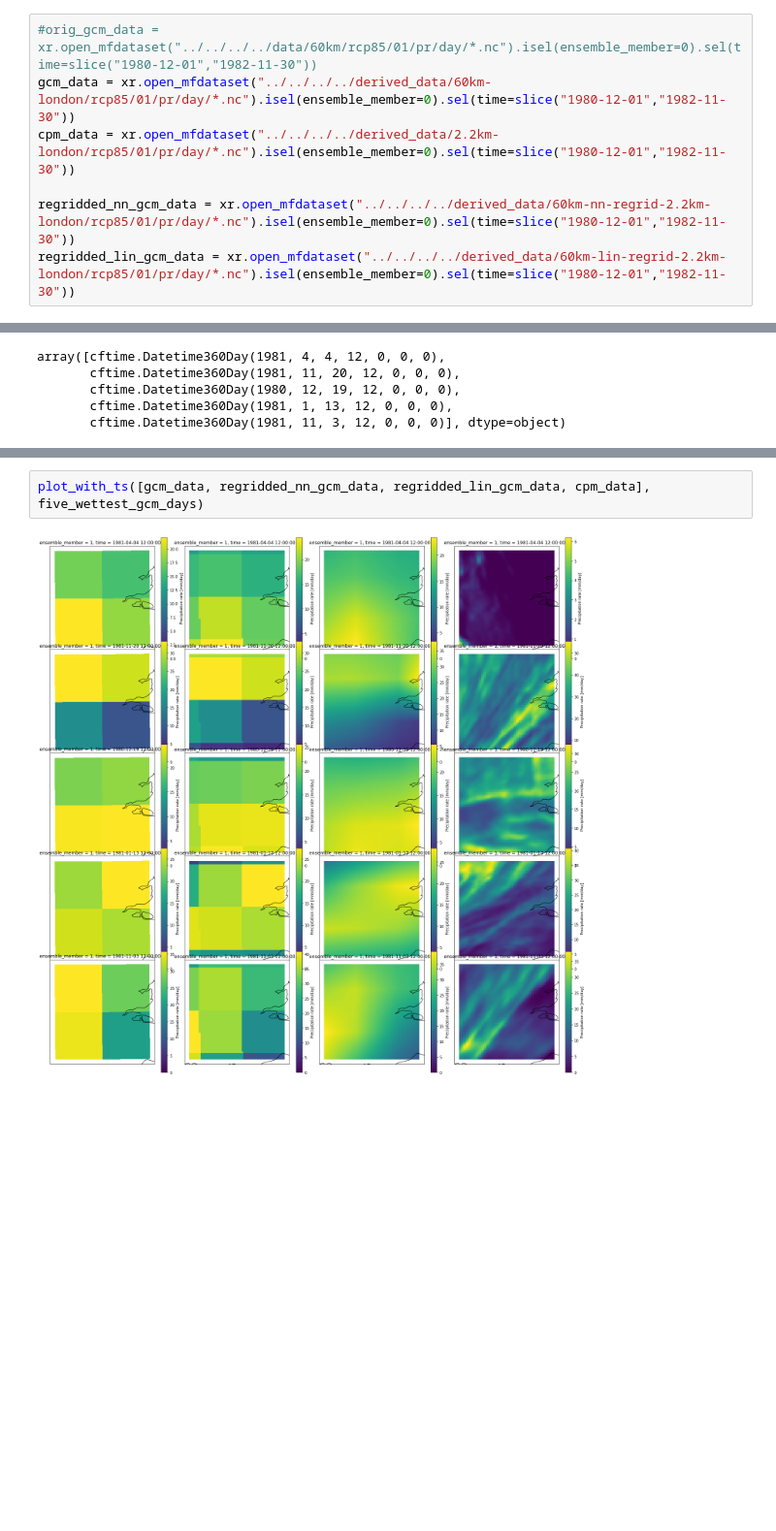
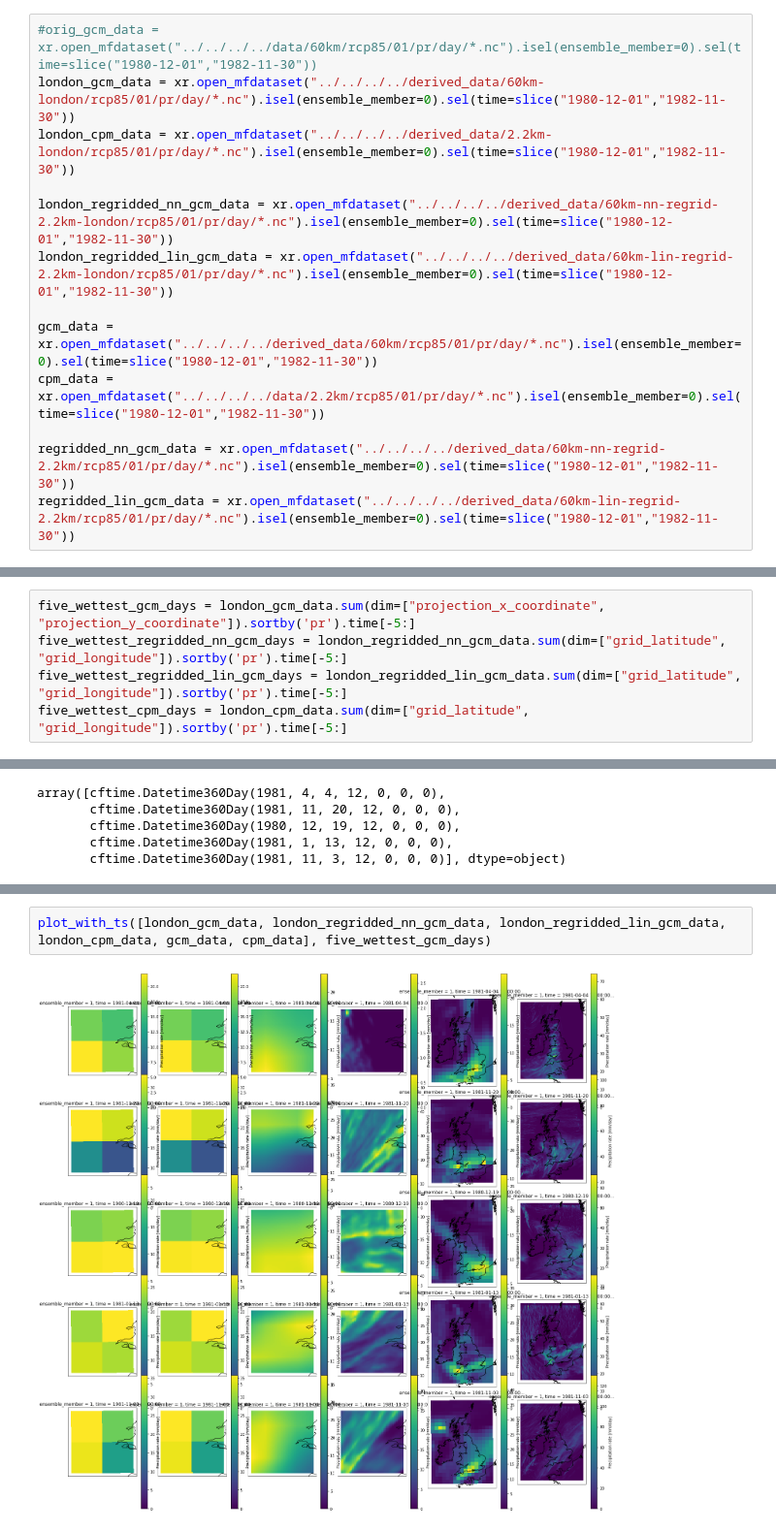
Before and after one commit to henryaddison/ml-downscaling-emulation, a Jupyter notebook: notebooks/exploration/london data.ipynb, the cells around one changed output, grey strips where cells are left out. Shown at 97% size. Saved outputs shown, nothing was run; the diff lists cells and outputs as text; blank space fills up the shorter version.

```diff
--- a/notebooks/exploration/london data.ipynb
+++ b/notebooks/exploration/london data.ipynb
@@ -40,8 +40,14 @@ def plot_with_ts(slices, timestamps, variable='pr'):
 ## Load the different datasets
 # %%
 #orig_gcm_data = xr.open_mfdataset("../../../../data/60km/rcp85/01/pr/day/*.nc").isel(ensemble_member=0).sel(time=slice("1980-12-01","1982-11-30"))
-gcm_data = xr.open_mfdataset("../../../../derived_data/60km-london/rcp85/01/pr/day/*.nc").isel(ensemble_member=0).sel(time=slice("1980-12-01","1982-11-30"))
-cpm_data = xr.open_mfdataset("../../../../derived_data/2.2km-london/rcp85/01/pr/day/*.nc").isel(ensemble_member=0).sel(time=slice("1980-12-01","1982-11-30"))
+london_gcm_data = xr.open_mfdataset("../../../../derived_data/60km-london/rcp85/01/pr/day/*.nc").isel(ensemble_member=0).sel(time=slice("1980-12-01","1982-11-30"))
+london_cpm_data = xr.open_mfdataset("../../../../derived_data/2.2km-london/rcp85/01/pr/day/*.nc").isel(ensemble_member=0).sel(time=slice("1980-12-01","1982-11-30"))
 
-regridded_nn_gcm_data = xr.open_mfdataset("../../../../derived_data/60km-nn-regrid-2.2km-london/rcp85/01/pr/day/*.nc").isel(ensemble_member=0).sel(time=slice("1980-12-01","1982-11-30"))
-regridded_lin_gcm_data = xr.open_mfdataset("../../../../derived_data/60km-lin-regrid-2.2km-london/rcp85/01/pr/day/*.nc").isel(ensemble_member=0).sel(time=slice("1980-12-01","1982-11-30"))
+london_regridded_nn_gcm_data = xr.open_mfdataset("../../../../derived_data/60km-nn-regrid-2.2km-london/rcp85/01/pr/day/*.nc").isel(ensemble_member=0).sel(time=slice("1980-12-01","1982-11-30"))
+london_regridded_lin_gcm_data = xr.open_mfdataset("../../../../derived_data/60km-lin-regrid-2.2km-london/rcp85/01/pr/day/*.nc").isel(ensemble_member=0).sel(time=slice("1980-12-01","1982-11-30"))
+
+gcm_data = xr.open_mfdataset("../../../../derived_data/60km/rcp85/01/pr/day/*.nc").isel(ensemble_member=0).sel(time=slice("1980-12-01","1982-11-30"))
+cpm_data = xr.open_mfdataset("../../../../data/2.2km/rcp85/01/pr/day/*.nc").isel(ensemble_member=0).sel(time=slice("1980-12-01","1982-11-30"))
+
+regridded_nn_gcm_data = xr.open_mfdataset("../../../../derived_data/60km-nn-regrid-2.2km/rcp85/01/pr/day/*.nc").isel(ensemble_member=0).sel(time=slice("1980-12-01","1982-11-30"))
+regridded_lin_gcm_data = xr.open_mfdataset("../../../../derived_data/60km-lin-regrid-2.2km/rcp85/01/pr/day/*.nc").isel(ensemble_member=0).sel(time=slice("1980-12-01","1982-11-30"))
@@ -55,3 +58,8 @@ five_wettest_cpm_days = cpm_data.sum(dim=["grid_latitude", "grid_longitude"]).so
+# %%
+five_wettest_gcm_days = london_gcm_data.sum(dim=["projection_x_coordinate", "projection_y_coordinate"]).sortby('pr').time[-5:]
+five_wettest_regridded_nn_gcm_days = london_regridded_nn_gcm_data.sum(dim=["grid_latitude", "grid_longitude"]).sortby('pr').time[-5:]
+five_wettest_regridded_lin_gcm_days = london_regridded_lin_gcm_data.sum(dim=["grid_latitude", "grid_longitude"]).sortby('pr').time[-5:]
+five_wettest_cpm_days = london_cpm_data.sum(dim=["grid_latitude", "grid_longitude"]).sortby('pr').time[-5:]
 # %%
 five_wettest_gcm_days.values
 # %% [output]
@@ -93,6 +101,6 @@ The raw GCM precip, the GCM precip regrided to match CPM grid according to NN an
 # %%
-plot_with_ts([gcm_data, regridded_nn_gcm_data, regridded_lin_gcm_data, cpm_data], five_wettest_gcm_days)
+plot_with_ts([london_gcm_data, london_regridded_nn_gcm_data, london_regridded_lin_gcm_data, london_cpm_data, gcm_data, cpm_data], five_wettest_gcm_days)
 # %% [output]
-[figure, old version]
+[figure, new version]
 # %% [markdown]
 ## Wettest days according to CPM
```
Also changed, not shown: parts of 9 cells of this notebook.
